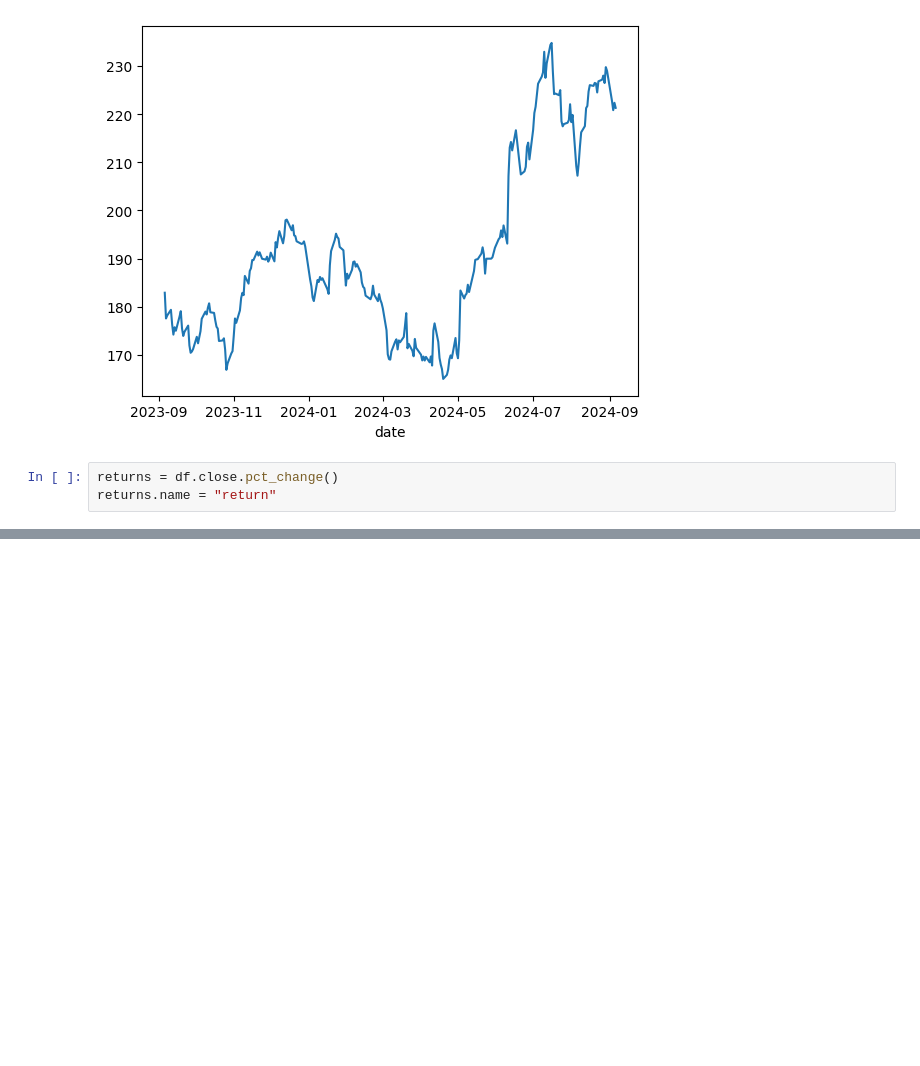
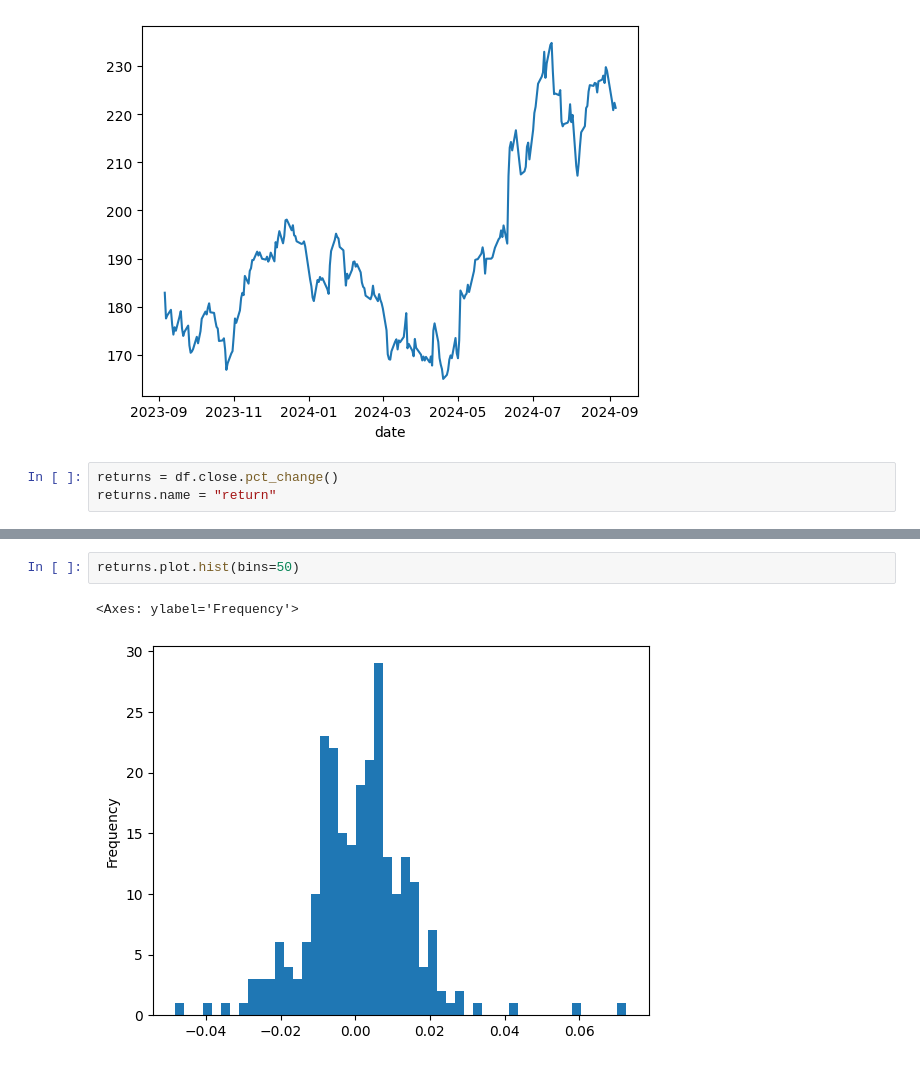
Before and after one commit to Emindu/algo-trading-learning, a Jupyter notebook: 3. visualize/2. Quickly visualizing.ipynb, the cells around one changed output, grey strips where cells are left out. Cells and saved outputs as stored; diff of their text form; blank space fills up the shorter version.

```diff
--- a/3. visualize/2. Quickly visualizing.ipynb
+++ b/3. visualize/2. Quickly visualizing.ipynb
@@ -27,0 +29,5 @@ SyntaxError: invalid non-printable character U+00A0 (925547117.py, line 4)
+# %%
+returns.plot.hist(bins=50)
+# %% [output]
+<Axes: ylabel='Frequency'>
+[figure, added]
```
Also changed, not shown: parts of 2 cells of this notebook.
